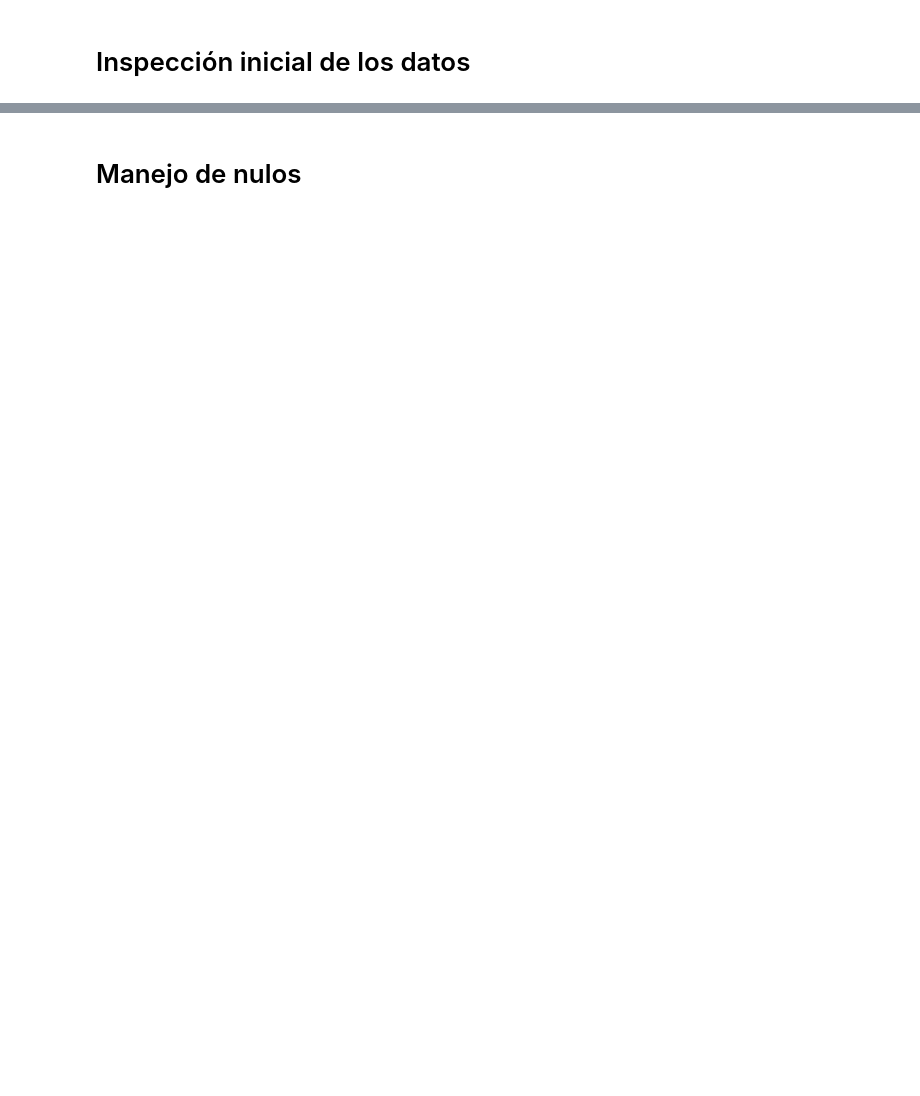
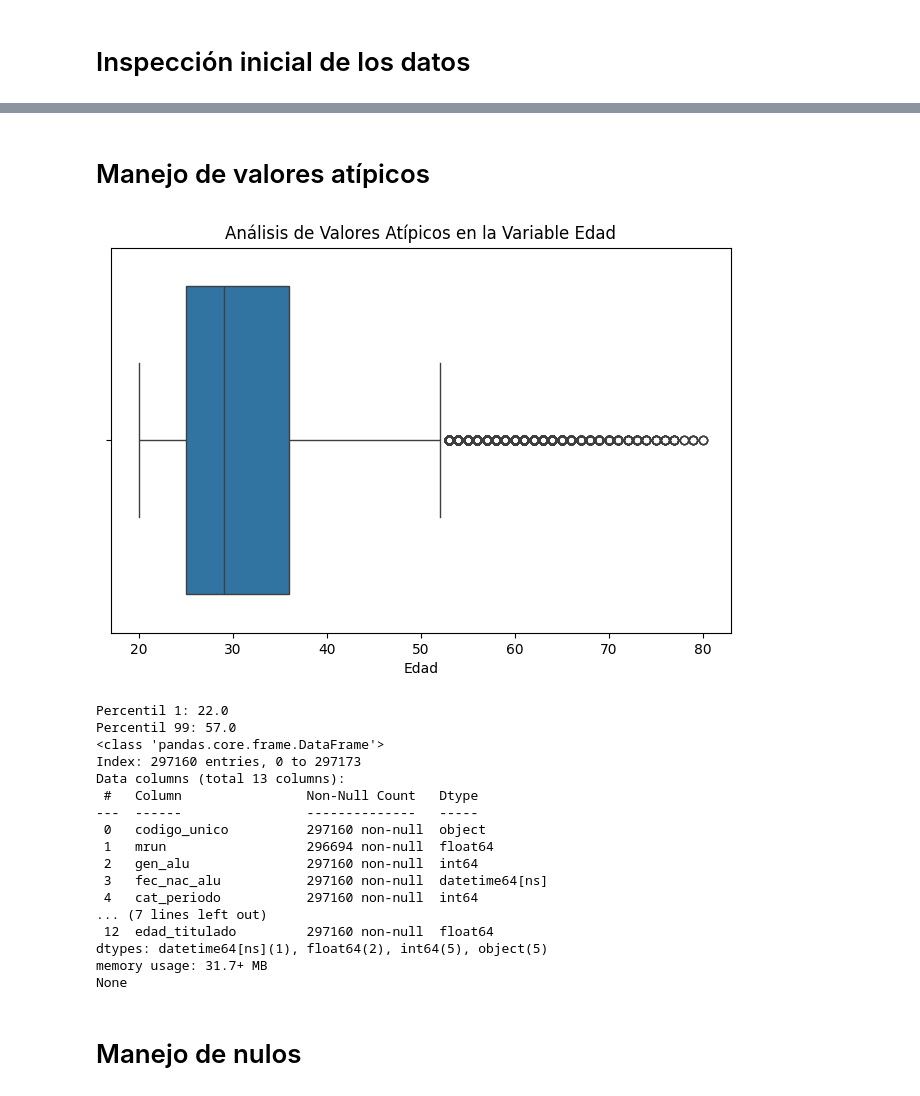
Before and after one commit to Alejandro-vy/An-lisis-Titulados-CL-Ed-Superior, a Jupyter notebook: TituladosChile2023.ipynb, the cells around one changed output, grey strips where cells are left out. Cells and saved outputs as stored; diff of their text form; code cells hidden in the pictures; blank space fills up the shorter version.

```diff
--- a/TituladosChile2023.ipynb
+++ b/TituladosChile2023.ipynb
@@ -109,4 +114,57 @@ memory usage: 31.7+ MB
 None
+# %% [markdown]
+# Manejo de valores atípicos
+# %%
+from matplotlib import pyplot as plt
+import seaborn as sns
+
+
+# Manejo de valores atípicos en la variable "edad"
+# Analizar los datos de la variable "edad"
+plt.figure(figsize=(8, 5))
+sns.boxplot(x=titulados_2023['edad_titulado'])
+plt.xlabel("Edad")
+plt.title("Análisis de Valores Atípicos en la Variable Edad")
+plt.show()
+
+# Calcular los percentiles 1 y 99 para definir los límites de edad
+percentil_1 = titulados_2023['edad_titulado'].quantile(0.01)
+percentil_99 = titulados_2023['edad_titulado'].quantile(0.99)
+
+print(f"Percentil 1: {percentil_1}")
+print(f"Percentil 99: {percentil_99}")
+
+
+
+# Definir el rango de edad válido (por ejemplo, entre 18 y 80 años)
+edad_min = 19
+edad_max = 80
+
+# Reemplazar valores fuera del rango válido con NaN
+titulados_2023.loc[(titulados_2023['edad_titulado'] < edad_min) | (titulados_2023['edad_titulado'] > edad_max), 'edad_titulado'] = None
+
+# Opcional: Eliminar filas con valores NaN en la columna 'edad'
+
+titulados_2023 = titulados_2023.dropna(subset=['edad_titulado'])
+# %% [output]
+[figure, added]
+Percentil 1: 22.0
+Percentil 99: 57.0
+<class 'pandas.core.frame.DataFrame'>
+Index: 297160 entries, 0 to 297173
+Data columns (total 13 columns):
+ #   Column                Non-Null Count   Dtype
+---  ------                --------------   -----
+ 0   codigo_unico          297160 non-null  object
+ 1   mrun                  296694 non-null  float64
+ 2   gen_alu               297160 non-null  int64
+ 3   fec_nac_alu           297160 non-null  datetime64[ns]
+ 4   cat_periodo           297160 non-null  int64
+... (7 lines left out)
+ 12  edad_titulado         297160 non-null  float64
+dtypes: datetime64[ns](1), float64(2), int64(5), object(5)
+memory usage: 31.7+ MB
+None
 # %% [markdown]
 # Manejo de nulos
 # %%
```
Also changed, not shown: parts of 7 cells of this notebook, 2 other files.
